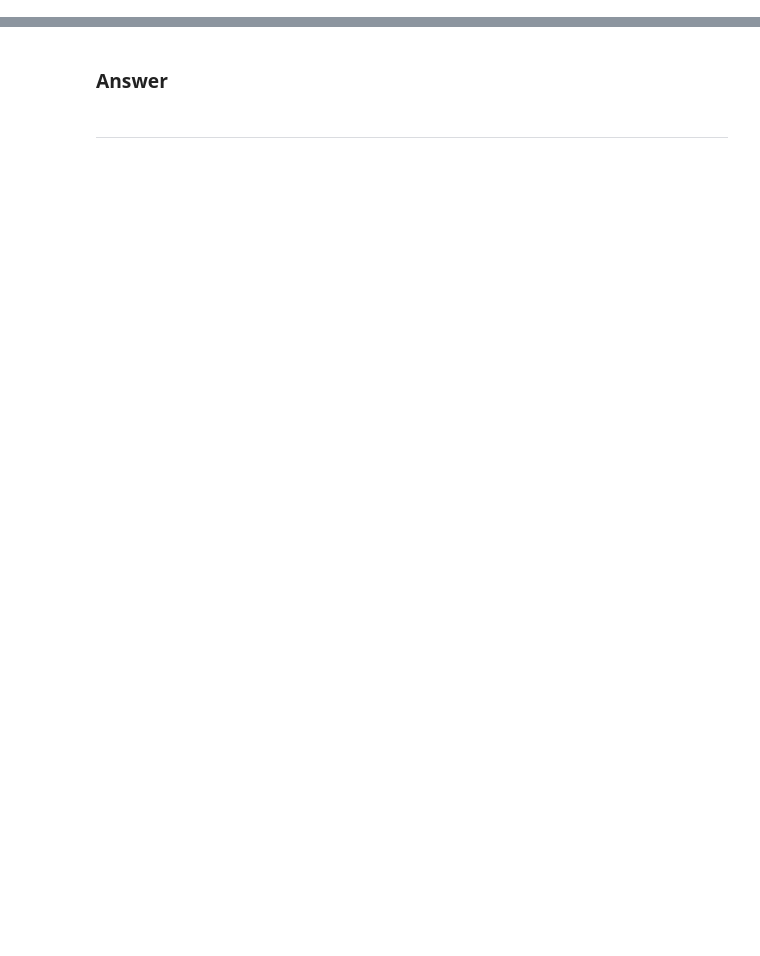
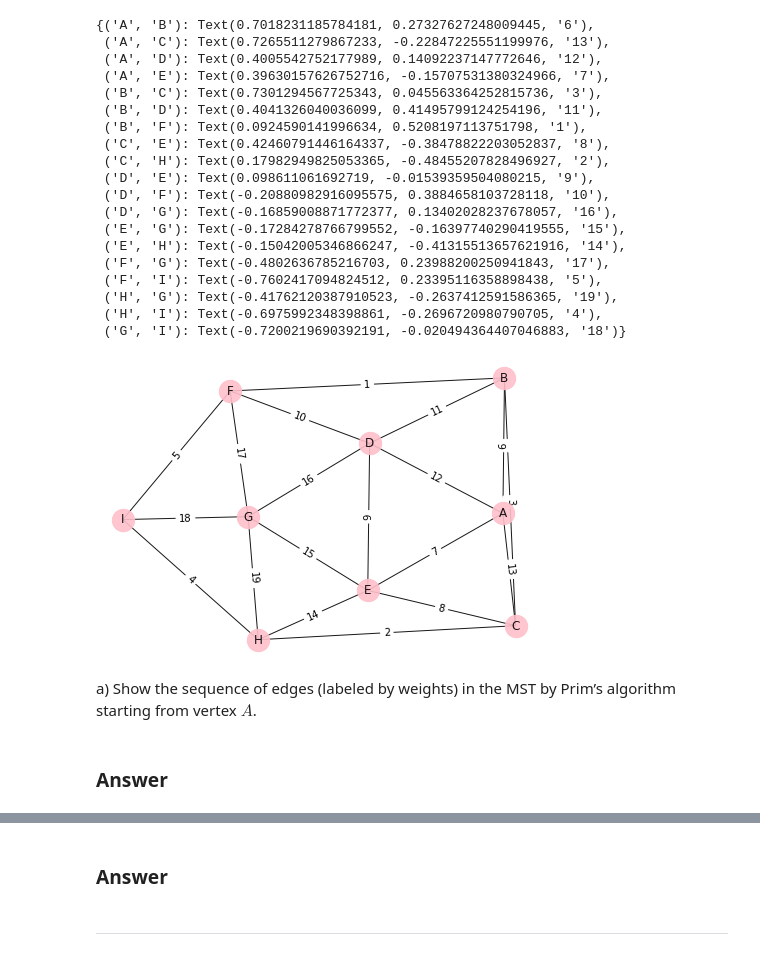
Before and after one commit to ribbas/grad_courses, a Jupyter notebook: 601.621_foundations_of_algorithms/assn/07/07.ipynb, the cells around one changed output, grey strips where cells are left out. Saved outputs shown, nothing was run; the diff lists cells and outputs as text; code cells hidden in the pictures; blank space fills up the shorter version.

```diff
--- a/601.621_foundations_of_algorithms/assn/07/07.ipynb
+++ b/601.621_foundations_of_algorithms/assn/07/07.ipynb
@@ -22,0 +69,51 @@ def postorder(root):
+# %%
+G = nx.Graph()
+G.add_weighted_edges_from([
+    ("A", "B", 6),
+    ("A", "C", 13),
+    ("A", "D", 12),
+    ("A", "E", 7),
+    ("B", "C", 3),
+    ("B", "D", 11),
+    ("B", "F", 1),
+    ("C", "E", 8),
+    ("C", "H", 2),
+    ("D", "E", 9),
+    ("D", "F", 10),
+    ("D", "G", 16),
+    ("E", "G", 15),
+    ("E", "H", 14),
+    ("F", "G", 17),
+    ("F", "I", 5),
+    ("G", "H", 19),
+    ("G", "I", 18),
+    ("H", "I", 4),
+])
+pos = nx.spring_layout(G, seed=seed)
+nx.draw(G, pos, edge_color='black', node_size=500, node_color='pink', alpha=0.9, with_labels=True)
+nx.draw_networkx_edge_labels(G, pos, edge_labels={edge:G.get_edge_data(*edge)["weight"] for edge in G.edges()})
+# %% [output]
+{('A', 'B'): Text(0.7018231185784181, 0.27327627248009445, '6'),
+ ('A', 'C'): Text(0.7265511279867233, -0.22847225551199976, '13'),
+ ('A', 'D'): Text(0.4005542752177989, 0.14092237147772646, '12'),
+ ('A', 'E'): Text(0.39630157626752716, -0.15707531380324966, '7'),
+ ('B', 'C'): Text(0.7301294567725343, 0.045563364252815736, '3'),
+ ('B', 'D'): Text(0.4041326040036099, 0.41495799124254196, '11'),
+ ('B', 'F'): Text(0.0924590141996634, 0.5208197113751798, '1'),
+ ('C', 'E'): Text(0.42460791446164337, -0.38478822203052837, '8'),
+ ('C', 'H'): Text(0.17982949825053365, -0.48455207828496927, '2'),
+ ('D', 'E'): Text(0.098611061692719, -0.01539359504080215, '9'),
+ ('D', 'F'): Text(-0.20880982916095575, 0.3884658103728118, '10'),
+ ('D', 'G'): Text(-0.16859008871772377, 0.13402028237678057, '16'),
+ ('E', 'G'): Text(-0.17284278766799552, -0.16397740290419555, '15'),
+ ('E', 'H'): Text(-0.15042005346866247, -0.41315513657621916, '14'),
+ ('F', 'G'): Text(-0.4802636785216703, 0.23988200250941843, '17'),
+ ('F', 'I'): Text(-0.7602417094824512, 0.23395116358898438, '5'),
+ ('H', 'G'): Text(-0.41762120387910523, -0.2637412591586365, '19'),
+ ('H', 'I'): Text(-0.6975992348398861, -0.2696720980790705, '4'),
+ ('G', 'I'): Text(-0.7200219690392191, -0.020494364407046883, '18')}
+[figure, added]
+# %% [markdown]
+a) Show the sequence of edges (labeled by weights) in the MST by Prim’s algorithm starting from vertex $A$.
+# %% [markdown]
+### Answer
```
Also changed, not shown: parts of 23 cells of this notebook, 1 other file.
